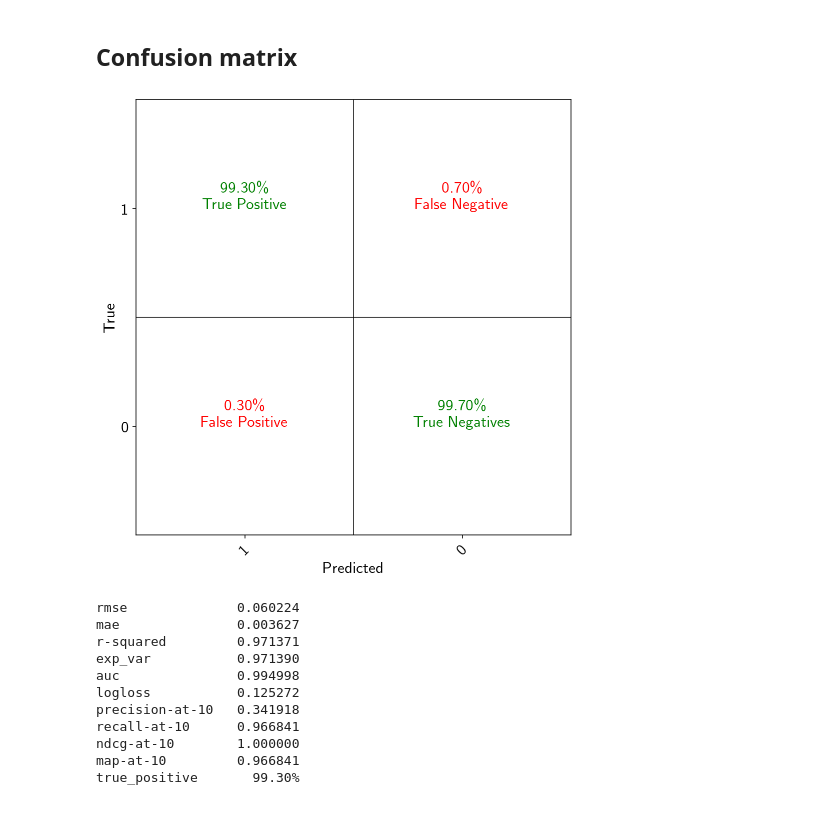
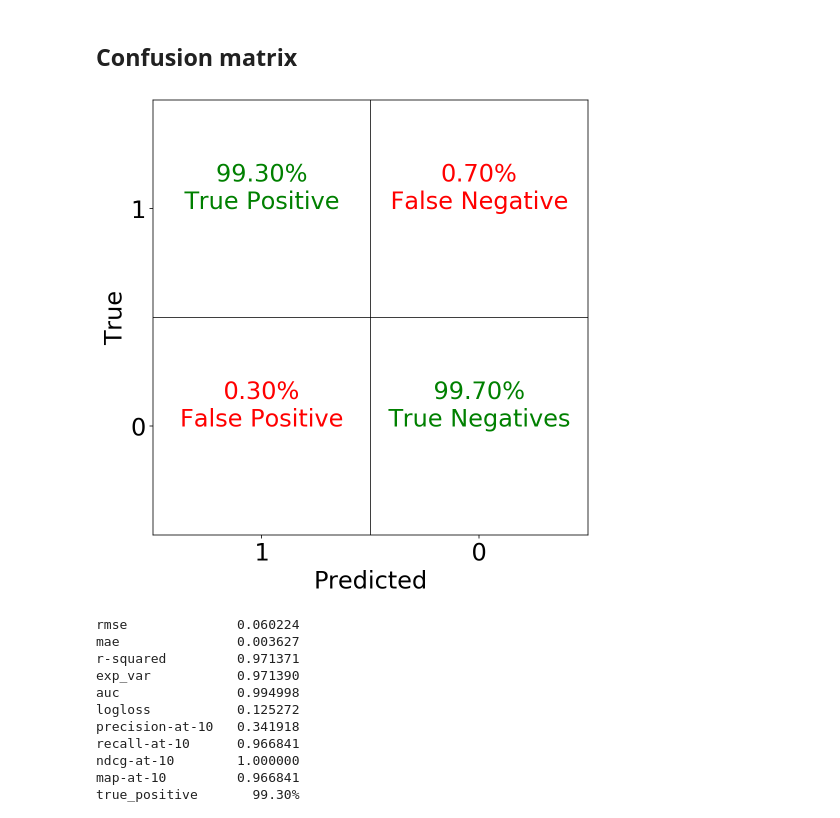
Before and after one commit to WSzP/uxml-ecommerce, a Jupyter notebook: data-preparation-test.ipynb, the cells around one changed output. Drawn from its saved outputs; the diff is of its cells as text; code cells hidden in the pictures.

```diff
--- a/data-preparation-test.ipynb
+++ b/data-preparation-test.ipynb
@@ -19,10 +19,12 @@ from sklearn.metrics import (
 )
 from sklearn.preprocessing import minmax_scale
 import matplotlib.pyplot as plt
+FONT_SIZE = 24
 plt.rcParams['figure.figsize'] = (20,8)
-from matplotlib import rc
-rc('text', usetex=True)
-rc('font', size=16)
+plt.rcParams['font.size'] = FONT_SIZE
+plt.rcParams['legend.fontsize'] = FONT_SIZE
+plt.rcParams['xtick.labelsize'] = FONT_SIZE
+plt.rcParams['ytick.labelsize'] = FONT_SIZE
 %config InlineBackend.figure_format ='retina'
 import itertools
 from constants import (SEED, EPSILON, EVENT_THRESHOLD, DEFAULT_K, DEFAULT_THRESHOLD, LOG_DIR, UX_CONSTANTS,
@@ -197,30 +199,30 @@ Note: The closer to 1 the better.
 # %%
 conf_mat = confusion_matrix(
     [1 if x > POSITIVE_ABOVE  else 0 for x in df_true[RATING]],
     [1 if x > POSITIVE_ABOVE  else 0 for x in df_prepared[PREDICTION]],
     labels=[1,0])
 conf_mat = np.round(conf_mat.astype('float') / conf_mat.sum(axis=1)[:, np.newaxis],4)*100
 log["true_positive"]=f"{conf_mat[0,0]:.2f}%"
 log["false_negative"]=f"{conf_mat[0,1]:.2f}%"
 log["false_positive"]=f"{conf_mat[1,0]:.2f}%"
 log["true_negative"]=f"{conf_mat[1,1]:.2f}%"
 
 descriptions = np.array([["True Positive", "False Negative"], ["False Positive", "True Negatives"]])
 colors = np.array([["green", "red"], ["red", "green"]])
 
 plt.imshow([[0,0],[0,0]], interpolation='nearest', cmap=plt.cm.Greys)
 for i, j in itertools.product(range(conf_mat.shape[0]), range(conf_mat.shape[1])):
-    plt.text(j, i, format(conf_mat[i, j], ".2f")+'\%\n' + descriptions[i, j], horizontalalignment="center", color=colors[i,j])
+    plt.text(j, i, format(conf_mat[i, j], ".2f")+'%\n' + descriptions[i, j], horizontalalignment="center", color=colors[i,j])
 plt.axhline(y=0.5, xmin=0, xmax=1, color="black", linewidth=0.75)
 plt.axvline(x=0.5, ymin=0, ymax=1, color="black", linewidth=0.75)
 plt.ylabel('True')
 plt.xlabel('Predicted')
 # plt.title("Confusion Matrix")
-plt.xticks([0,1], [1,0], rotation=45)
+plt.xticks([0,1], [1,0])
 plt.yticks([0,1], [1,0])
 plt.show()
 # %% [output]
-[figure, old version]
+[figure, new version]
 # %%
 log.to_csv(TEST_RESULTS_PATH, index = True, header=False)
 log
```
Also changed, not shown: 3 other files.
